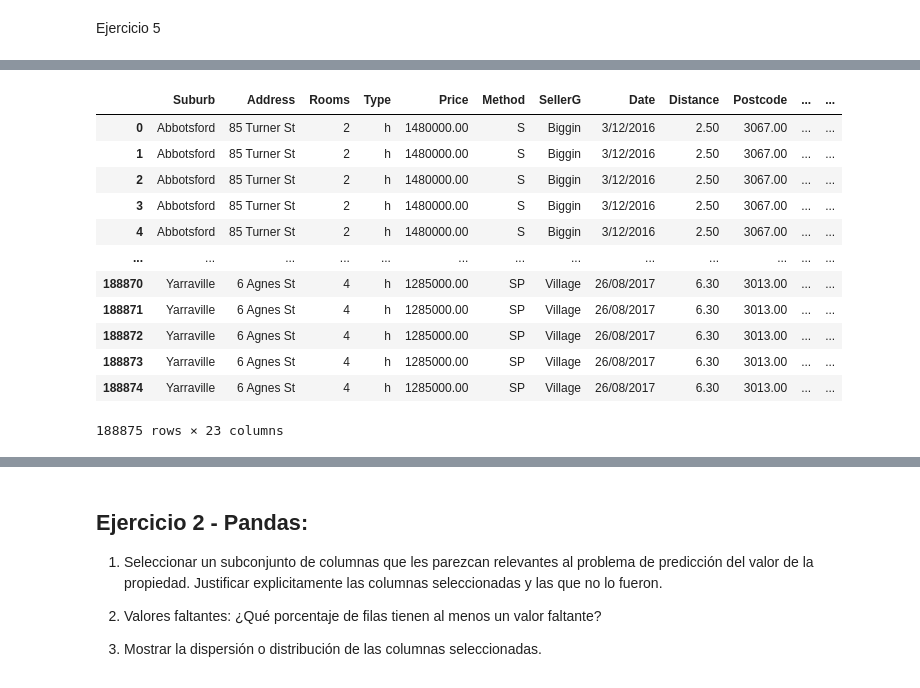
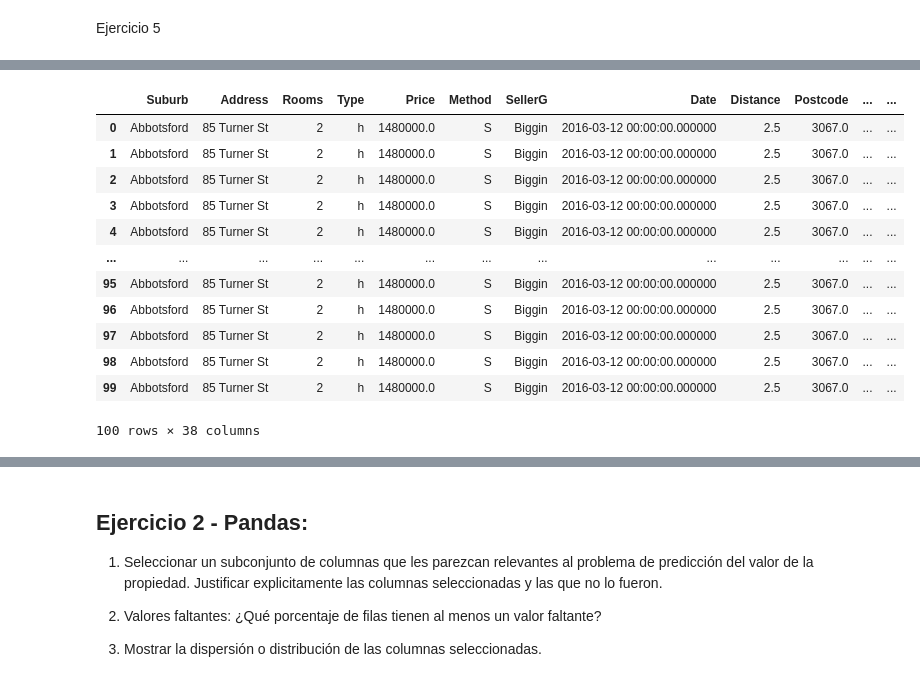
Before and after one commit to ramirobarone/CienciaDeDatosDiplo, a Jupyter notebook: Entregable_parte_1_eycd.ipynb, the cells around one changed output, grey strips where cells are left out. Drawn from its saved outputs; the diff is of its cells as text; code cells hidden in the pictures.

```diff
--- a/Entregable_parte_1_eycd.ipynb
+++ b/Entregable_parte_1_eycd.ipynb
@@ -272,7 +326,13 @@ resultTop5BarriosConPropiedadesMasCaras
 # %% [markdown]
 Ejercicio 5
 # %%
-queryJoin = "select m.*, a* from melb m left join airbnb a on m.postcode = a.zipcode"
-resultJoin = pandas.read_sql(queryJoin, con=engine)
+queryJoin = """
+select m.*, a.*
+from melb m
+left join airbnb a
+    on m.Postcode_int = a.zipcode_int
+LIMIT 100
+"""
+resultJoin = pd.read_sql(queryJoin, con=engine)
 resultJoin
 # %% [output]
@@ -287,13 +356,13 @@ resultJoin
 |  | Suburb | Address | Rooms | Type | Price | Method | SellerG | Date | Distance | Postcode | ... | ... |
-| 0 | Abbotsford | 85 Turner St | 2 | h | 1480000.00 | S | Biggin | 3/12/2016 | 2.50 | 3067.00 | ... | ... |
-| 1 | Abbotsford | 85 Turner St | 2 | h | 1480000.00 | S | Biggin | 3/12/2016 | 2.50 | 3067.00 | ... | ... |
-| 2 | Abbotsford | 85 Turner St | 2 | h | 1480000.00 | S | Biggin | 3/12/2016 | 2.50 | 3067.00 | ... | ... |
-| 3 | Abbotsford | 85 Turner St | 2 | h | 1480000.00 | S | Biggin | 3/12/2016 | 2.50 | 3067.00 | ... | ... |
-| 4 | Abbotsford | 85 Turner St | 2 | h | 1480000.00 | S | Biggin | 3/12/2016 | 2.50 | 3067.00 | ... | ... |
+| 0 | Abbotsford | 85 Turner St | 2 | h | 1480000.0 | S | Biggin | 2016-03-12 00:00:00.000000 | 2.5 | 3067.0 | ... | ... |
+| 1 | Abbotsford | 85 Turner St | 2 | h | 1480000.0 | S | Biggin | 2016-03-12 00:00:00.000000 | 2.5 | 3067.0 | ... | ... |
+| 2 | Abbotsford | 85 Turner St | 2 | h | 1480000.0 | S | Biggin | 2016-03-12 00:00:00.000000 | 2.5 | 3067.0 | ... | ... |
+| 3 | Abbotsford | 85 Turner St | 2 | h | 1480000.0 | S | Biggin | 2016-03-12 00:00:00.000000 | 2.5 | 3067.0 | ... | ... |
+| 4 | Abbotsford | 85 Turner St | 2 | h | 1480000.0 | S | Biggin | 2016-03-12 00:00:00.000000 | 2.5 | 3067.0 | ... | ... |
 | ... | ... | ... | ... | ... | ... | ... | ... | ... | ... | ... | ... | ... |
-| 188870 | Yarraville | 6 Agnes St | 4 | h | 1285000.00 | SP | Village | 26/08/2017 | 6.30 | 3013.00 | ... | ... |
-| 188871 | Yarraville | 6 Agnes St | 4 | h | 1285000.00 | SP | Village | 26/08/2017 | 6.30 | 3013.00 | ... | ... |
-| 188872 | Yarraville | 6 Agnes St | 4 | h | 1285000.00 | SP | Village | 26/08/2017 | 6.30 | 3013.00 | ... | ... |
-| 188873 | Yarraville | 6 Agnes St | 4 | h | 1285000.00 | SP | Village | 26/08/2017 | 6.30 | 3013.00 | ... | ... |
-| 188874 | Yarraville | 6 Agnes St | 4 | h | 1285000.00 | SP | Village | 26/08/2017 | 6.30 | 3013.00 | ... | ... |
+| 95 | Abbotsford | 85 Turner St | 2 | h | 1480000.0 | S | Biggin | 2016-03-12 00:00:00.000000 | 2.5 | 3067.0 | ... | ... |
+| 96 | Abbotsford | 85 Turner St | 2 | h | 1480000.0 | S | Biggin | 2016-03-12 00:00:00.000000 | 2.5 | 3067.0 | ... | ... |
+| 97 | Abbotsford | 85 Turner St | 2 | h | 1480000.0 | S | Biggin | 2016-03-12 00:00:00.000000 | 2.5 | 3067.0 | ... | ... |
+| 98 | Abbotsford | 85 Turner St | 2 | h | 1480000.0 | S | Biggin | 2016-03-12 00:00:00.000000 | 2.5 | 3067.0 | ... | ... |
+| 99 | Abbotsford | 85 Turner St | 2 | h | 1480000.0 | S | Biggin | 2016-03-12 00:00:00.000000 | 2.5 | 3067.0 | ... | ... |
-188875 rows × 23 columns
+100 rows × 38 columns
```
Also changed, not shown: parts of 29 cells of this notebook.
